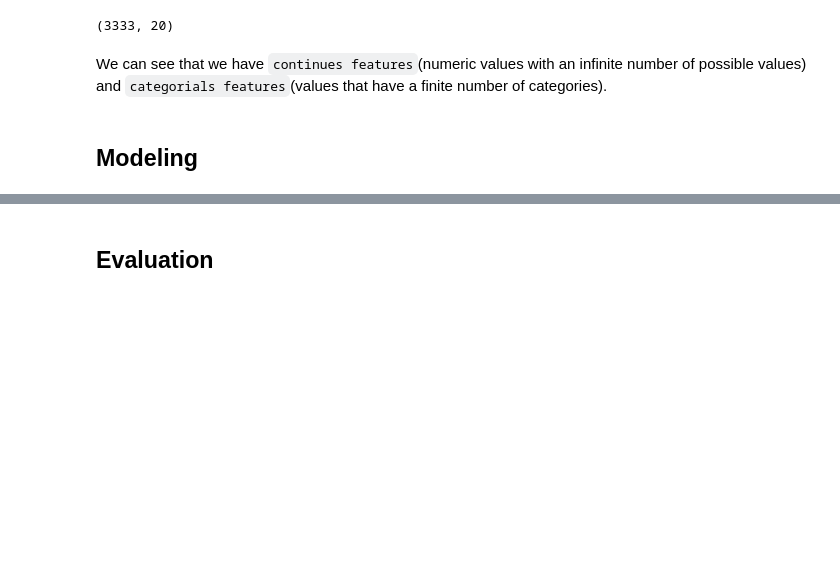
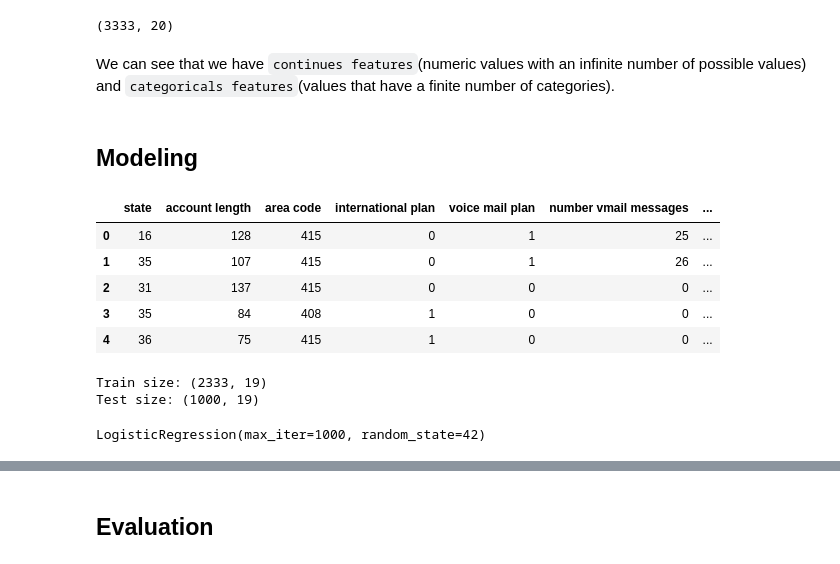
Before and after one commit to tolly00/Phase-3-project, a Jupyter notebook: index.ipynb, the cells around one changed output, grey strips where cells are left out. Cells and saved outputs as stored; diff of their text form; code cells hidden in the pictures; blank space fills up the shorter version.

```diff
--- a/index.ipynb
+++ b/index.ipynb
@@ -124,7 +140,7 @@ df.shape
 # %% [output]
 (3333, 20)
 # %% [markdown]
-We can see that we have `continues features`(numeric values with an infinite number of possible values) and `categorials features`(values that have a finite number of categories).
+We can see that we have `continues features`(numeric values with an infinite number of possible values) and `categoricals features`(values that have a finite number of categories).
 # %%
 # let's make a list for each continous and categorical features.
 
@@ -135,3 +151,33 @@ num_features = ['account length','number vmail messages','total day minutes','to
 group_features = ['state','area code','international plan','voice mail plan']
 # %% [markdown]
 ## Modeling
+# %%
+# Encode categorical variables
+label_enc = LabelEncoder()
+for col in df.select_dtypes(include=['object']).columns:
+    df[col] = label_enc.fit_transform(df[col].astype(str))
+
+# Check
+df.head()
+# %% [output]
+|  | state | account length | area code | international plan | voice mail plan | number vmail messages | ... |
+| 0 | 16 | 128 | 415 | 0 | 1 | 25 | ... |
+| 1 | 35 | 107 | 415 | 0 | 1 | 26 | ... |
+| 2 | 31 | 137 | 415 | 0 | 0 | 0 | ... |
+| 3 | 35 | 84 | 408 | 1 | 0 | 0 | ... |
+| 4 | 36 | 75 | 415 | 1 | 0 | 0 | ... |
+# %%
+# 4. Split features & target
+X = df.drop("churn", axis=1)
+y = df["churn"]
+
+# Train/test split
+X_train, X_test, y_train, y_test = train_test_split(
+    X, y, test_size=0.3, random_state=42, stratify=y
+)
+
+print("Train size:", X_train.shape)
+print("Test size:", X_test.shape)
+# %% [output]
+Train size: (2333, 19)
+Test size: (1000, 19)
@@ -137,0 +189,6 @@ group_features = ['state','area code','international plan','voice mail plan']
+# %%
+# 6. Train a Logistic Regression model (simple but effective for binary classification)
+model = LogisticRegression(max_iter=1000, random_state=42)
+model.fit(X_train_scaled, y_train)
+# %% [output]
+LogisticRegression(max_iter=1000, random_state=42)
```
Also changed, not shown: parts of 7 cells of this notebook.
